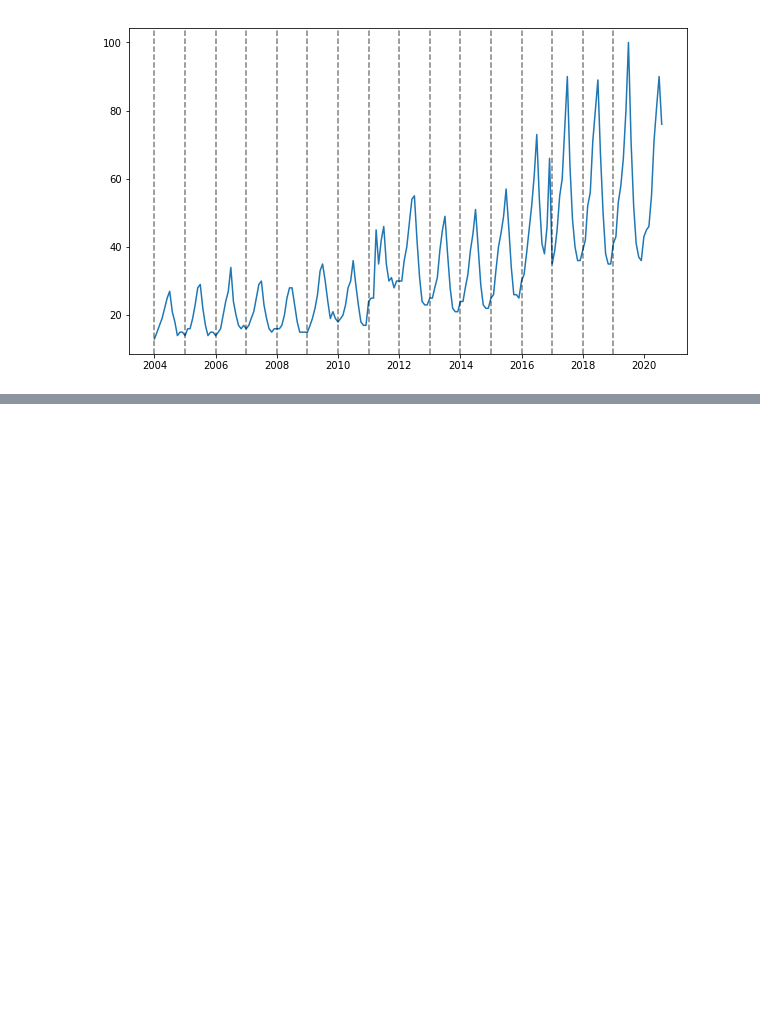
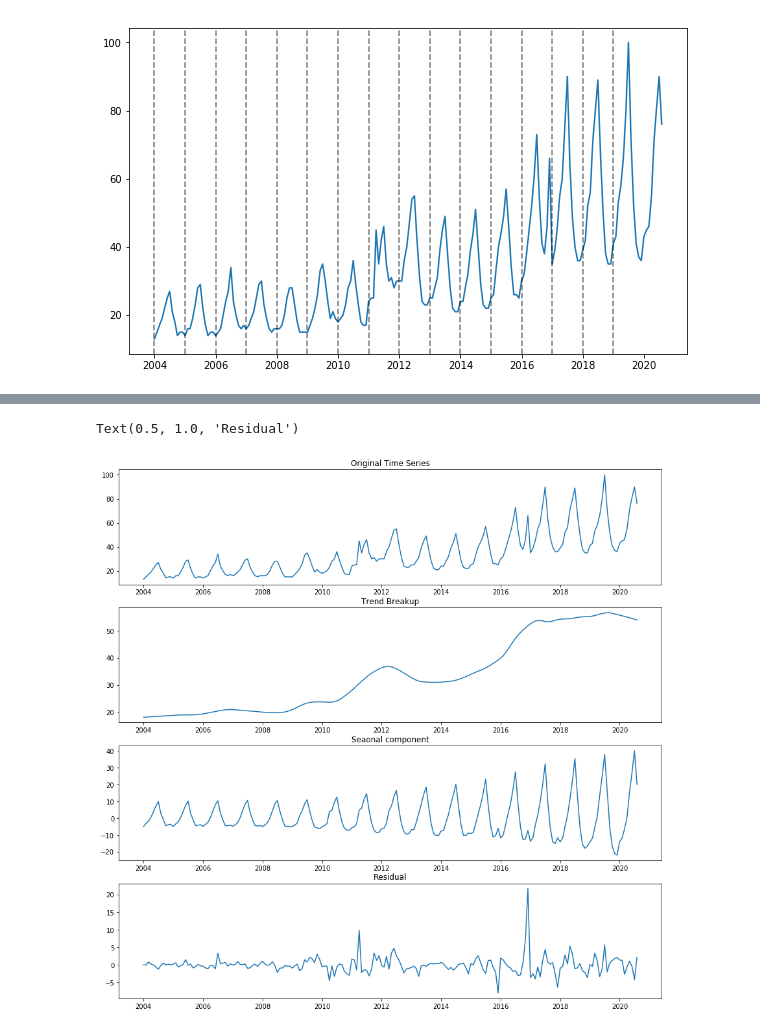
Before and after one commit to Karanpalshekhawat/time-series-analysis, a Jupyter notebook: Seasonal-Trend-Decomposition (STL).ipynb, the cells around one changed output, grey strips where cells are left out. Saved outputs shown, nothing was run; the diff lists cells and outputs as text; code cells hidden in the pictures; blank space fills up the shorter version.

```diff
--- a/Seasonal-Trend-Decomposition (STL).ipynb
+++ b/Seasonal-Trend-Decomposition (STL).ipynb
@@ -30,0 +46,21 @@ df.iloc[1]['month']
+# %%
+plt.figure(figsize=(15,15))
+
+plt.subplot(4,1,1)
+plt.plot(df)
+plt.title("Original Time Series")
+
+plt.subplot(4,1,2)
+plt.plot(trend)
+plt.title("Trend Breakup")
+
+plt.subplot(4,1,3)
+plt.plot(seasonal)
+plt.title("Seaonal component")
+
+plt.subplot(4,1,4)
+plt.plot(resid)
+plt.title("Residual")
+# %% [output]
+Text(0.5, 1.0, 'Residual')
+[figure, added]
```
Also changed, not shown: parts of 10 cells of this notebook.
